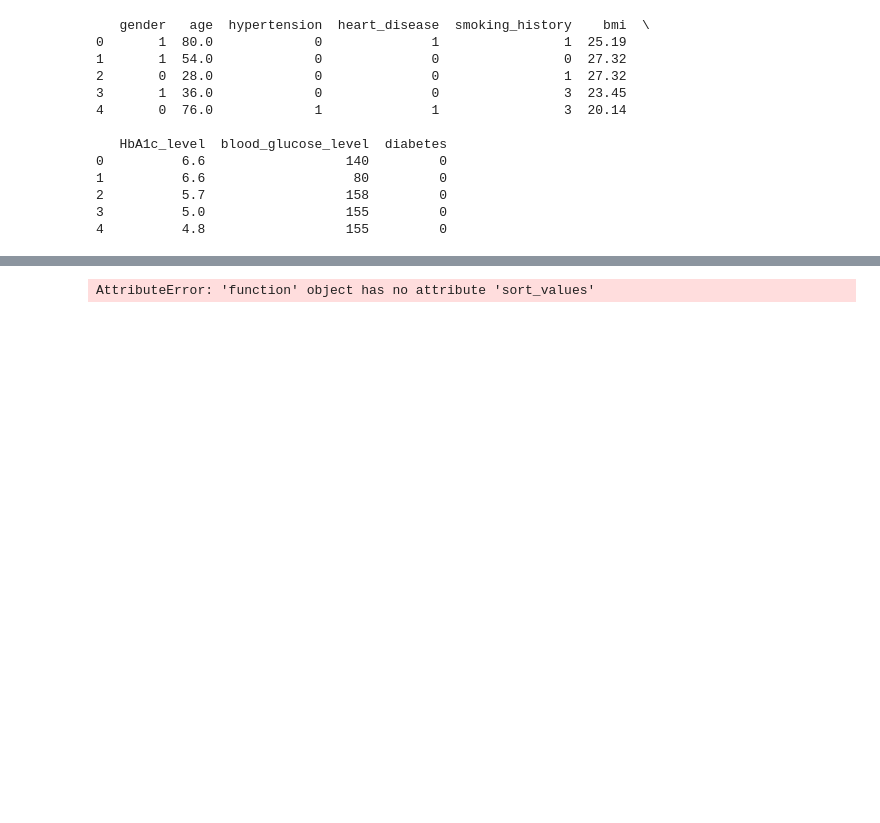
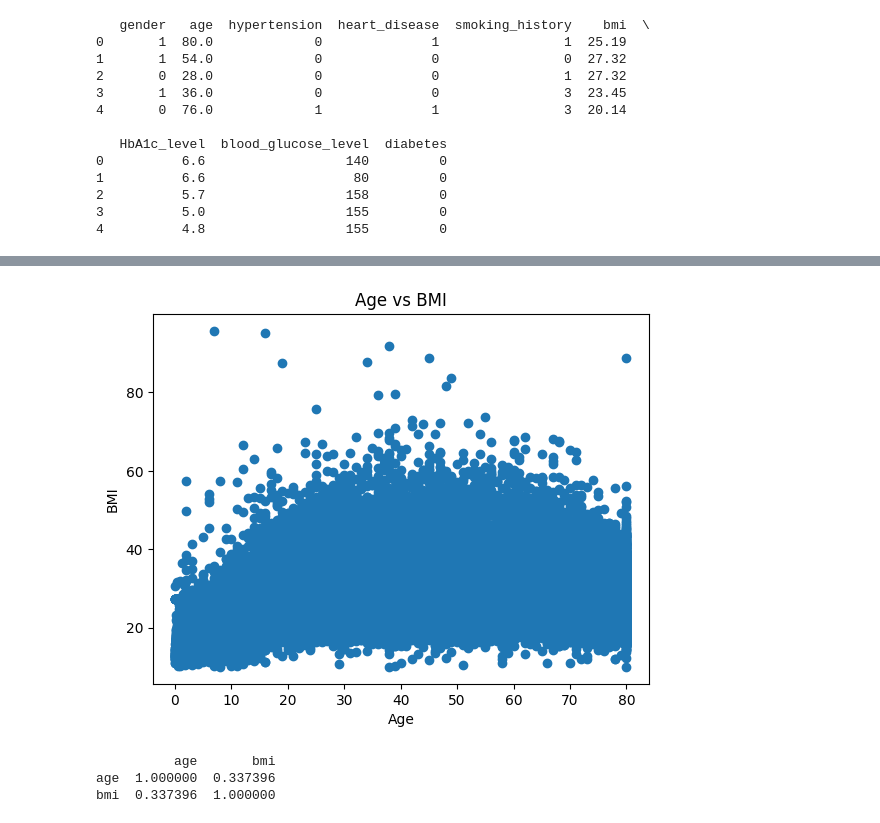
Before and after one commit to zzakeli/Diabetes-Prediction, a Jupyter notebook: DiabetesPrediction.ipynb, the cells around one changed output, grey strips where cells are left out. Cells and saved outputs as stored; diff of their text form; code cells hidden in the pictures; blank space fills up the shorter version.

```diff
--- a/DiabetesPrediction.ipynb
+++ b/DiabetesPrediction.ipynb
@@ -145,5 +157,13 @@ Name: smoking_history, dtype: int64
 # %%
-
-print(df['age'].value_counts().sort_values(ascending=True))
+plt.scatter(df['age'], df['bmi'])
+plt.xlabel('Age')
+plt.ylabel('BMI')
+plt.title('Age vs BMI')
+plt.show()
+print(df[['age', 'bmi']].corr()
+)
 # %% [output]
+[figure, added]
-AttributeError: 'function' object has no attribute 'sort_values'
+          age       bmi
+age  1.000000  0.337396
+bmi  0.337396  1.000000
```
Also changed, not shown: parts of 5 cells of this notebook.
